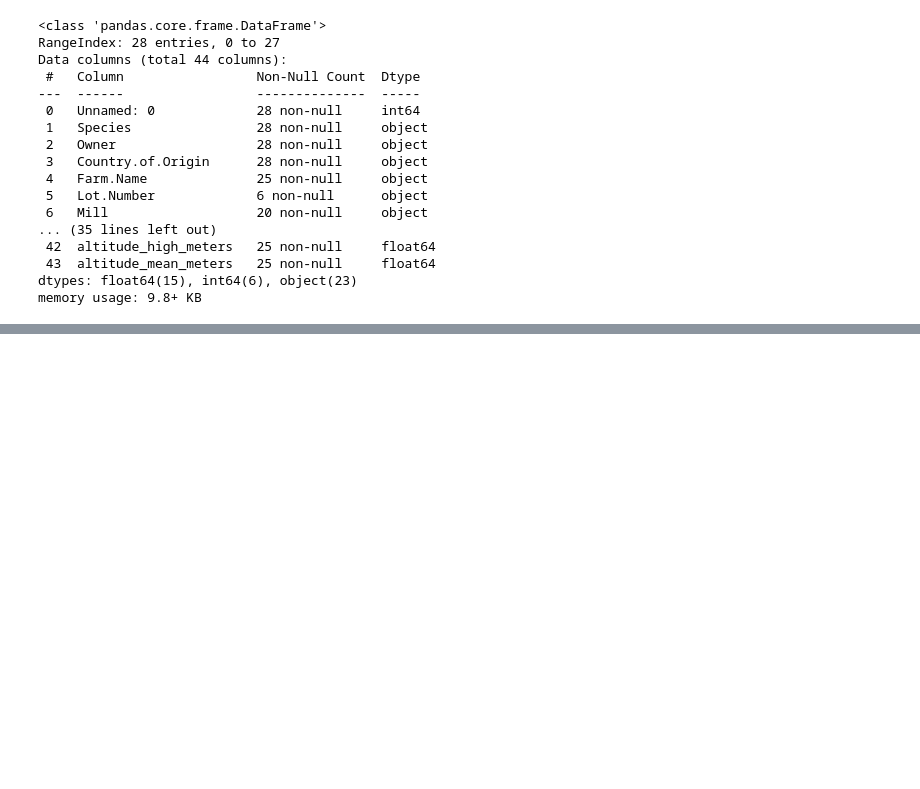
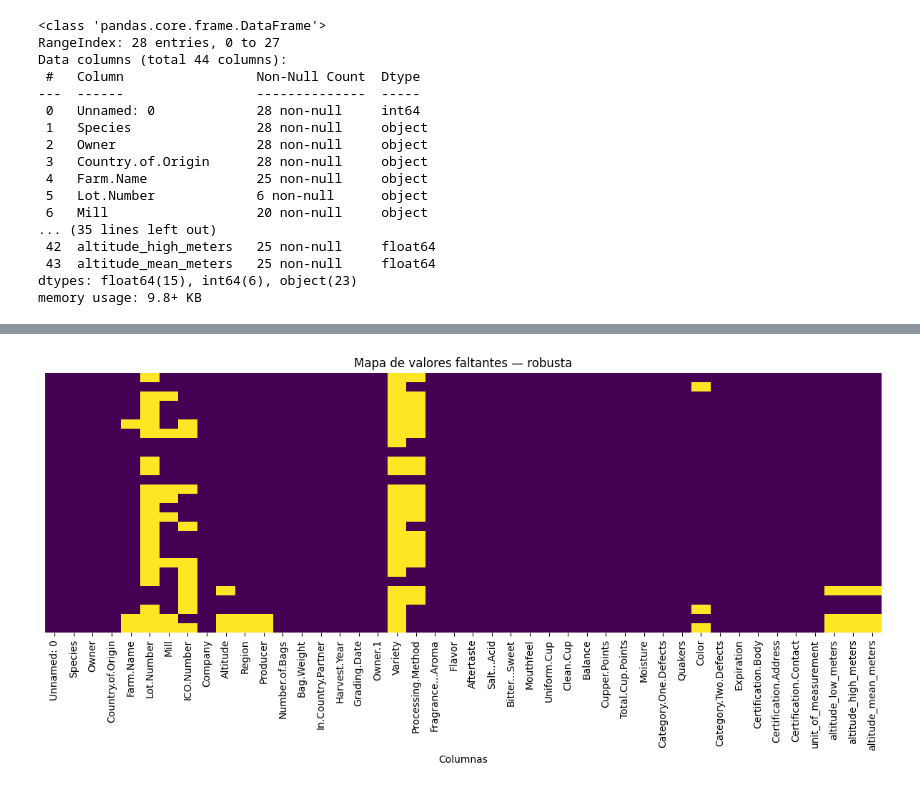
Before and after one commit to dany040518/specialty-coffee-classification, a Jupyter notebook: notebooks/02_comprension_de_los_datos.ipynb, the cells around one changed output, grey strips where cells are left out. Drawn from its saved outputs; the diff is of its cells as text; code cells hidden in the pictures; blank space fills up the shorter version.

```diff
--- a/notebooks/02_comprension_de_los_datos.ipynb
+++ b/notebooks/02_comprension_de_los_datos.ipynb
@@ -222,0 +223,6 @@ Con base en los hallazgos anteriores, en la fase 03 (`03_preparacion_de_los_dato
+# %%
+plot_missing_matrix(df_robusta, config, "nulos_robusta.png",
+                    title="Mapa de valores faltantes — robusta")
+plt.show()
+# %% [output]
+[figure, added]
```
Also changed, not shown: parts of 72 cells of this notebook, 13 other files.
